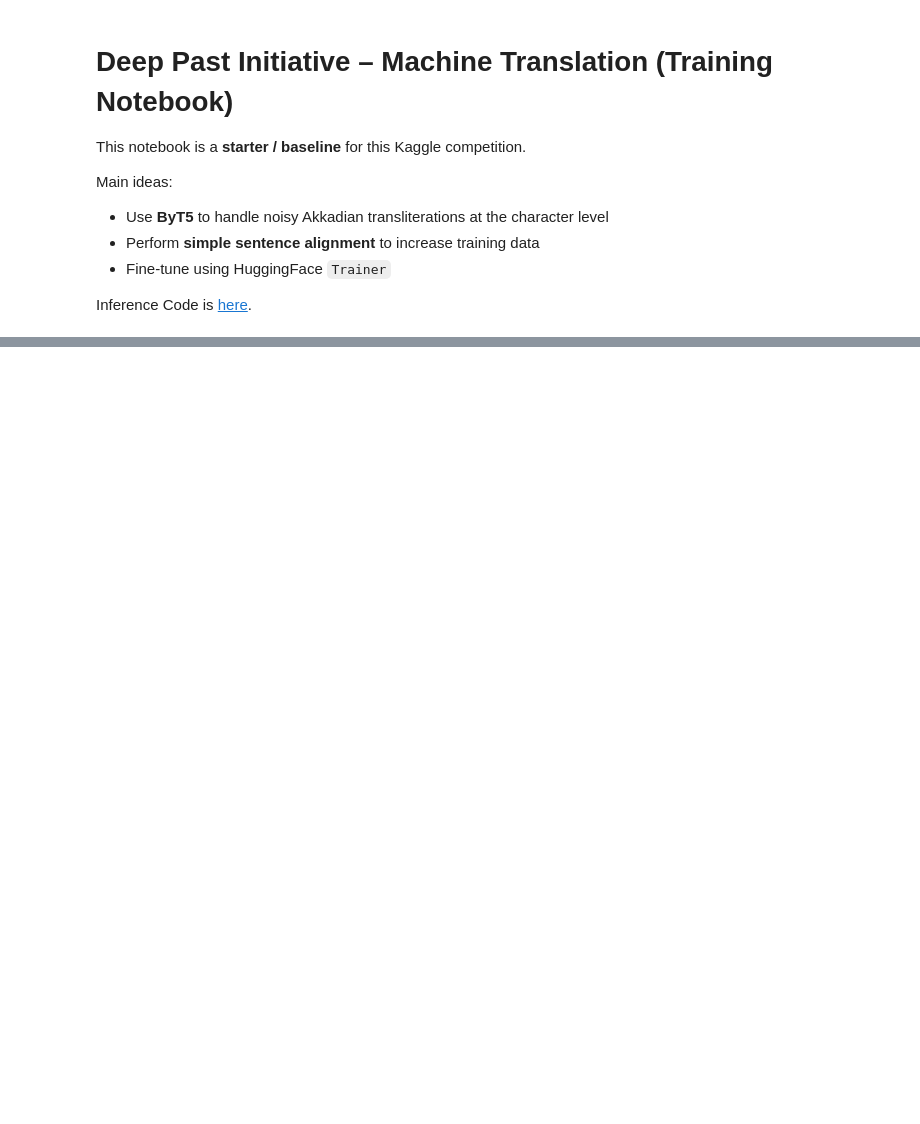
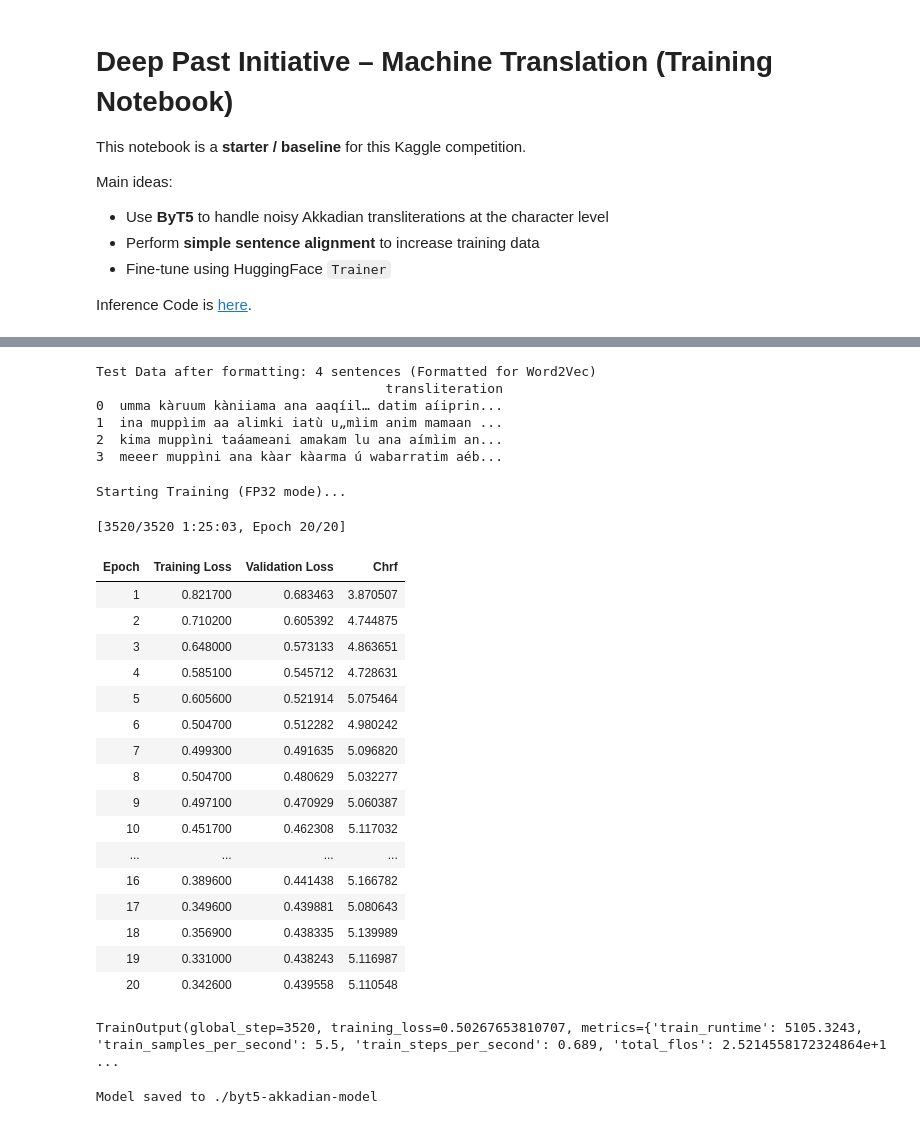
Before and after one commit to stevenharperja/Thesis, a Jupyter notebook: Research/TheProjectKaggle/dpc-number-substitution-train.ipynb, the cells around one changed output, grey strips where cells are left out. Saved outputs shown, nothing was run; the diff lists cells and outputs as text; code cells hidden in the pictures; blank space fills up the shorter version.

Commit message:
Kaggle Notebook | DPC Number Substitution Train  | 20 epochs no punctuation, match the numbers

```diff
--- a/Research/TheProjectKaggle/dpc-number-substitution-train.ipynb
+++ b/Research/TheProjectKaggle/dpc-number-substitution-train.ipynb
@@ -34,14 +61,14 @@ import evaluate
 class Config:
     # Akkadian transliteration contains a lot of noise and many unknown words, so
     # ByT5, which processes text at the character (byte) level rather than the word level, is the strongest choice.
-    # MODEL_NAME = "google/byt5-small"
-    MODEL_NAME = "/kaggle/input/notebooks/shwesh/dpc-starter-train/byt5-akkadian-model/"
+    MODEL_NAME = "google/byt5-small"
+    # MODEL_NAME = "/kaggle/input/notebooks/shwesh/dpc-starter-train/byt5-akkadian-model/"
 
     # ByT5 tends to produce longer token sequences, but 512 tokens is enough at the sentence level.
     MAX_LENGTH = 512
 
     BATCH_SIZE = 8       # Adjust depending on GPU memory (on a P100 you can usually go with 8–16).
-    EPOCHS = 10
+    EPOCHS = 20
     LEARNING_RATE = 2e-4
     OUTPUT_DIR = "./byt5-akkadian-model"
 # %%
@@ -143,8 +172,6 @@ def format_like_word2vec(df):
         for sentence in df[col].dropna():
             sentences.append(sentence)
 
-        # deduplicate and clean
-        sentences = list(set(sentences))
         cleaned = []
         for s in sentences:
             s = s.strip()
@@ -179,3 +232,14 @@ print(test_df.head())
+# %%
+test_df = format_like_word2vec(test_df)
+print(f"Test Data after formatting: {len(test_df)} sentences (Formatted for Word2Vec)")
+print(test_df.head())
+# %% [output]
+Test Data after formatting: 4 sentences (Formatted for Word2Vec)
+                                     transliteration
+0  umma kàruum kàniiama ana aaqíil… datim aíiprin...
+1  ina muppìim aa alimki iatù u„mìim anim mamaan ...
+2  kima muppìni taáameani amakam lu ana aímìim an...
+3  meeer muppìni ana kàar kàarma ú wabarratim aéb...
 # %%
 # # More data augmentation
 # augmented_df = instance_crossover_augmentation(train_expanded, num_augmentations=len(train_expanded))
@@ -197,7 +261,7 @@ split_datasets = dataset.train_test_split(test_size=0.1, seed=42)
 # ==========================================
 # 3. Tokenization & preprocessing
 # ==========================================
-tokenizer = AutoTokenizer.from_pretrained(Config.MODEL_NAME, local_files_only=True)
+tokenizer = AutoTokenizer.from_pretrained(Config.MODEL_NAME)#, local_files_only=True)
 
 # Fix the corresponding section in dpc-starter-train.
 PREFIX = "translate Akkadian to English: "
@@ -220,7 +284,7 @@ tokenized_val = split_datasets["test"].map(preprocess_function, batched=True)
 # ==========================================
 gc.collect()
 torch.cuda.empty_cache()
-model = AutoModelForSeq2SeqLM.from_pretrained(Config.MODEL_NAME, local_files_only=True)
+model = AutoModelForSeq2SeqLM.from_pretrained(Config.MODEL_NAME)#, local_files_only=True)
 data_collator = DataCollatorForSeq2Seq(tokenizer, model=model)
 
 # Metric (chrF++ is part of the competition metric and measures character-level precision/overlap).
@@ -252,36 +316,59 @@ args = Seq2SeqTrainingArguments(
     save_strategy="epoch",
     learning_rate=Config.LEARNING_RATE,
 
     # === Key fixes ===
     fp16=False,                     # ★Set to False to prevent a NaN error (required).
     per_device_train_batch_size=4,  # ★fp32 uses more memory, so reduce the batch size (8 -> 4).
     per_device_eval_batch_size=4,
     gradient_accumulation_steps=2,  # ★To compensate, accumulate gradients to keep the effective batch size at 8.
     # ======================
 
     weight_decay=0.01,
     save_total_limit=2,
     num_train_epochs=Config.EPOCHS,
     predict_with_generate=True,
     logging_steps=10,               # Inspect logs in more detail.
     report_to="none"
 )
 
 trainer = Seq2SeqTrainer(
     model=model,
     args=args,
     train_dataset=tokenized_train,
     eval_dataset=tokenized_val,
     data_collator=data_collator,
     tokenizer=tokenizer,
     compute_metrics=compute_metrics
 )
 
 print("Starting Training (FP32 mode)...")
 trainer.train()
+# %% [output]
+Starting Training (FP32 mode)...
+[3520/3520 1:25:03, Epoch 20/20]
+| Epoch | Training Loss | Validation Loss | Chrf |
+| 1 | 0.821700 | 0.683463 | 3.870507 |
+| 2 | 0.710200 | 0.605392 | 4.744875 |
+| 3 | 0.648000 | 0.573133 | 4.863651 |
+| 4 | 0.585100 | 0.545712 | 4.728631 |
+| 5 | 0.605600 | 0.521914 | 5.075464 |
+| 6 | 0.504700 | 0.512282 | 4.980242 |
+| 7 | 0.499300 | 0.491635 | 5.096820 |
+| 8 | 0.504700 | 0.480629 | 5.032277 |
+| 9 | 0.497100 | 0.470929 | 5.060387 |
+| 10 | 0.451700 | 0.462308 | 5.117032 |
+| ... | ... | ... | ... |
+| 16 | 0.389600 | 0.441438 | 5.166782 |
+| 17 | 0.349600 | 0.439881 | 5.080643 |
+| 18 | 0.356900 | 0.438335 | 5.139989 |
+| 19 | 0.331000 | 0.438243 | 5.116987 |
+| 20 | 0.342600 | 0.439558 | 5.110548 |
+TrainOutput(global_step=3520, training_loss=0.50267653810707, metrics={'train_runtime': 5105.3243, 'train_samples_per_second': 5.5, 'train_steps_per_second': 0.689, 'total_flos': 2.5214558172324864e+1 ...
 # %%
 # --- Save Model ---
 # Important: the model saved here will be loaded in the next notebook.
 trainer.save_model(Config.OUTPUT_DIR)
 tokenizer.save_pretrained(Config.OUTPUT_DIR)
 print(f"Model saved to {Config.OUTPUT_DIR}")
+# %% [output]
+Model saved to ./byt5-akkadian-model
```
Also changed, not shown: parts of 5 cells of this notebook.
